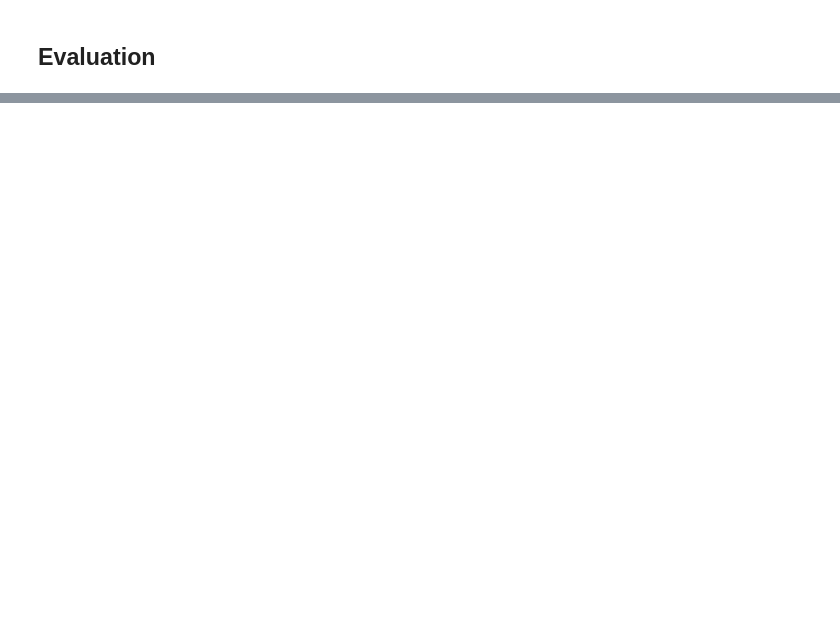
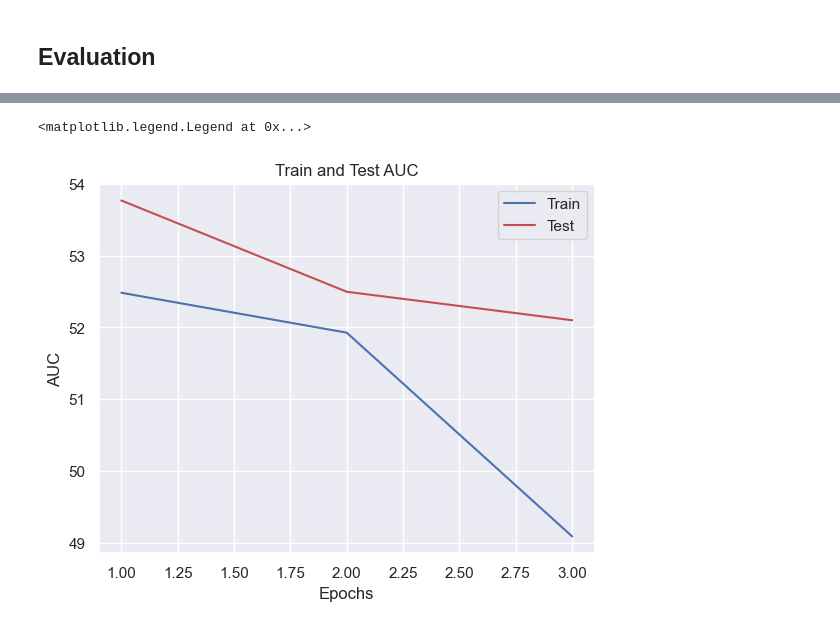
Before and after one commit to NicholasChoong/QuantumTransformer, a Jupyter notebook: notebook/naive_rz.ipynb, the cells around one changed output, grey strips where cells are left out. Saved outputs shown, nothing was run; the diff lists cells and outputs as text; code cells hidden in the pictures; blank space fills up the shorter version.

```diff
--- a/notebook/naive_rz.ipynb
+++ b/notebook/naive_rz.ipynb
@@ -171,26 +186,37 @@ def evaluate(
 
     epoch_loss = []
     epoch_acc = []
+    epoch_true = []
+    epoch_pred = []
 
     model.eval()
+
     with torch.no_grad():
         for i, (lab, text) in enumerate(dataloader):
             inputs = torch.LongTensor(text.T).to(dev)
             if inputs.size(1) > max_seq_len:
                 inputs = inputs[:, :max_seq_len]
+
             predictions = model(inputs).squeeze(1)
+            label = lab.to(dev)
 
-            label = lab.to(dev)
             # label = label.unsqueeze(1)
+
             loss = criterion(predictions, label)
             # loss = F.nll_loss(predictions, label)
+
             acc = binary_accuracy(predictions, label)
 
             epoch_loss.append(loss.item())
             epoch_acc.append(acc.item())
+            epoch_true.extend(label.tolist())
+            epoch_pred.extend(predictions.sigmoid().tolist())
+
+    epoch_auc = 100.0 * roc_auc_score(epoch_true, epoch_pred, multi_class="ovr")
 
     # divide the total loss by the total number of batches per epoch
-    return np.mean(epoch_loss), np.mean(epoch_acc)
+
+    return np.mean(epoch_loss), np.mean(epoch_acc), epoch_auc
 # %% [markdown]
 ## Model
 # %% [markdown]
@@ -273,8 +305,8 @@ class MultiHeadedAttention(nn.Module):
         self.n_qlayers = n_qlayers
         self.q_device = q_device
 
-        # self.dev = qml.device(q_device, wires=self.n_qubits)
-        self.dev = qml.device(q_device, wires=self.n_qubits, torch_device="cuda")
+        self.dev = qml.device(q_device, wires=self.n_qubits)
+        # self.dev = qml.device(q_device, wires=self.n_qubits, torch_device="cuda")
 
         @qml.qnode(self.dev, interface="torch")
         def qlayer(inputs, weights):
@@ -624,8 +727,12 @@ def main(
 # %%
-train_loss, train_acc, test_loss, test_acc = main(
-    n_epochs=40,
-    embed_dim=8,
-    n_qubits_transformer=8,
-    n_qubits_ffn=8,
-    n_qlayers=8,
+train_loss, train_acc, test_loss, test_acc, train_auc, test_auc = main(
+    n_epochs=3,
+    embed_dim=2,
+    n_qubits_transformer=2,
+    n_qubits_ffn=2,
+    n_qlayers=1,
+    num_blocks=1,
+    num_heads=1,
+    q_device="default.qubit.torch",
+    total_size=800,
 )
@@ -663,0 +785,10 @@ plt.show()
+# %%
+plt.plot(epochs, train_auc, "b-", label="Train")
+plt.plot(epochs, test_auc, "r-", label="Test")
+plt.title("Train and Test AUC")
+plt.xlabel("Epochs")
+plt.ylabel("AUC")
+plt.legend()
+# %% [output]
+<matplotlib.legend.Legend at 0x...>
+[figure, added]
```
Also changed, not shown: parts of 9 cells of this notebook, 1 other file.
